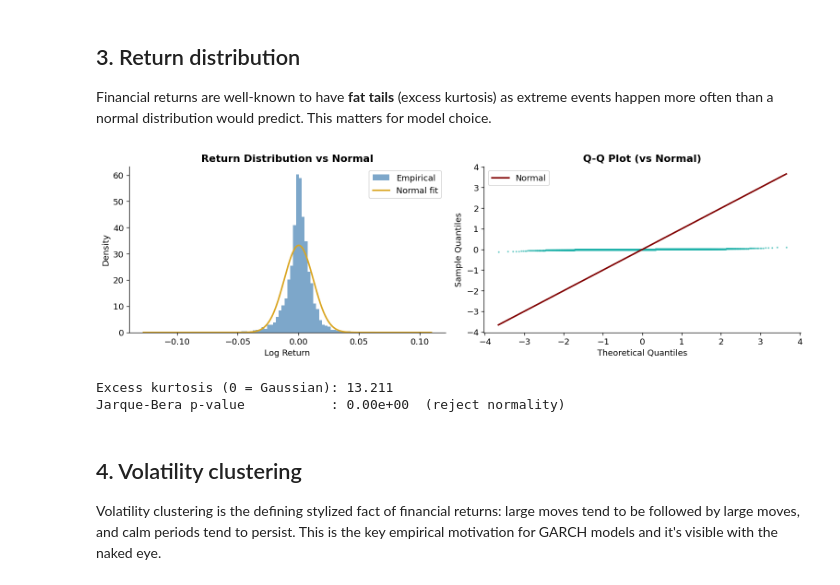
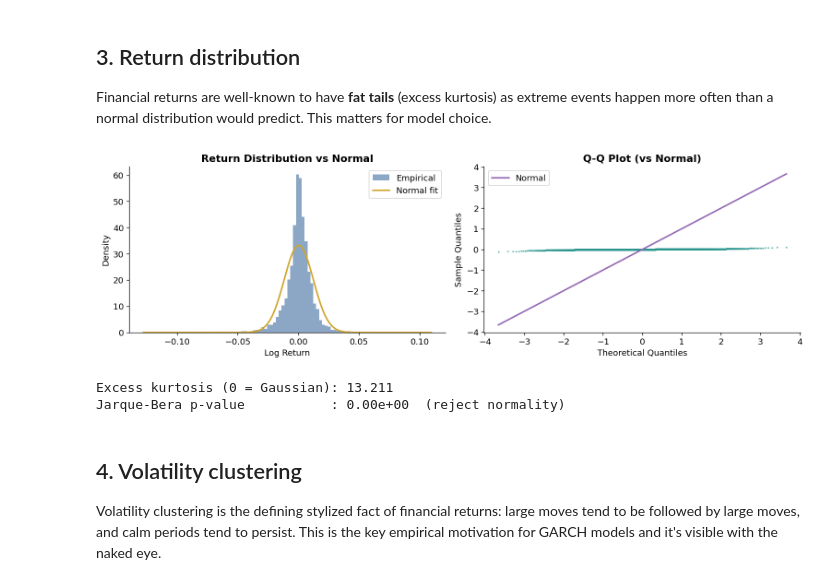
Before and after one commit to kelevy/volatility_forecasting, a Jupyter notebook: notebooks/01_exploratory_analysis.ipynb, the cells around one changed output. Cells and saved outputs as stored; diff of their text form; code cells hidden in the pictures.

```diff
--- a/notebooks/01_exploratory_analysis.ipynb
+++ b/notebooks/01_exploratory_analysis.ipynb
@@ -28,7 +28,7 @@ plt.rcParams.update({
 
 from data_loader import load_dataset
 from features import build_feature_matrix, TARGET_COL
-color_arr = ['steelblue', 'goldenrod', 'lightseagreen', 'maroon', 'darkorchid', 'dimgray']
+colors = ['#5B82AD','#D0A52A', '#2A958E', '#966BB5', '#B85C5C', '#7A7A7A', '#333333']
 # %% [markdown]
 ## 1. Load data
 # %%
@@ -88,36 +88,36 @@ Financial returns are well-known to have **fat tails** (excess kurtosis) as extr
 # %%
 fig, axes = plt.subplots(1, 2, figsize=(13, 4))
 
 # Histogram vs normal
 ax = axes[0]
-ax.hist(returns, bins=100, density=True, color=color_arr[0], alpha=0.7, label='Empirical')
+ax.hist(returns, bins=100, density=True, color=colors[0], alpha=0.7, label='Empirical')
 x = np.linspace(returns.min(), returns.max(), 300)
 ax.plot(x, stats.norm.pdf(x, returns.mean(), returns.std()),
-        color=color_arr[1], linewidth=2, label='Normal fit')
+        color=colors[1], linewidth=2, label='Normal fit')
 ax.set_title('Return Distribution vs Normal', fontweight='bold')
 ax.set_xlabel('Log Return')
 ax.set_ylabel('Density')
 ax.legend()
 
 # QQ plot
 ax = axes[1]
 theoretical_q, sample_q = stats.probplot(returns, dist='norm')[0]
-ax.scatter(theoretical_q, sample_q, s=2, color=color_arr[2], alpha=0.5)
-ax.plot(theoretical_q, theoretical_q, color=color_arr[3], linewidth=2, label='Normal')
+ax.scatter(theoretical_q, sample_q, s=2, color=colors[2], alpha=0.5)
+ax.plot(theoretical_q, theoretical_q, color=colors[3], linewidth=2, label='Normal')
 ax.set_title('Q-Q Plot (vs Normal)', fontweight='bold')
 ax.set_xlabel('Theoretical Quantiles')
 ax.set_ylabel('Sample Quantiles')
 ax.legend()
 
 plt.tight_layout()
 plt.show()
 
 kurt = stats.kurtosis(returns)
 _, jb_p = stats.jarque_bera(returns)
 print(f"Excess kurtosis (0 = Gaussian): {kurt:.3f}")
 print(f"Jarque-Bera p-value           : {jb_p:.2e}  ({'reject normality' if jb_p < 0.05 else 'fail to reject'})")
 # %% [output]
-[figure, old version]
+[figure, new version]
 Excess kurtosis (0 = Gaussian): 13.211
 Jarque-Bera p-value           : 0.00e+00  (reject normality)
 # %% [markdown]
```
Also changed, not shown: parts of 4 cells of this notebook.
